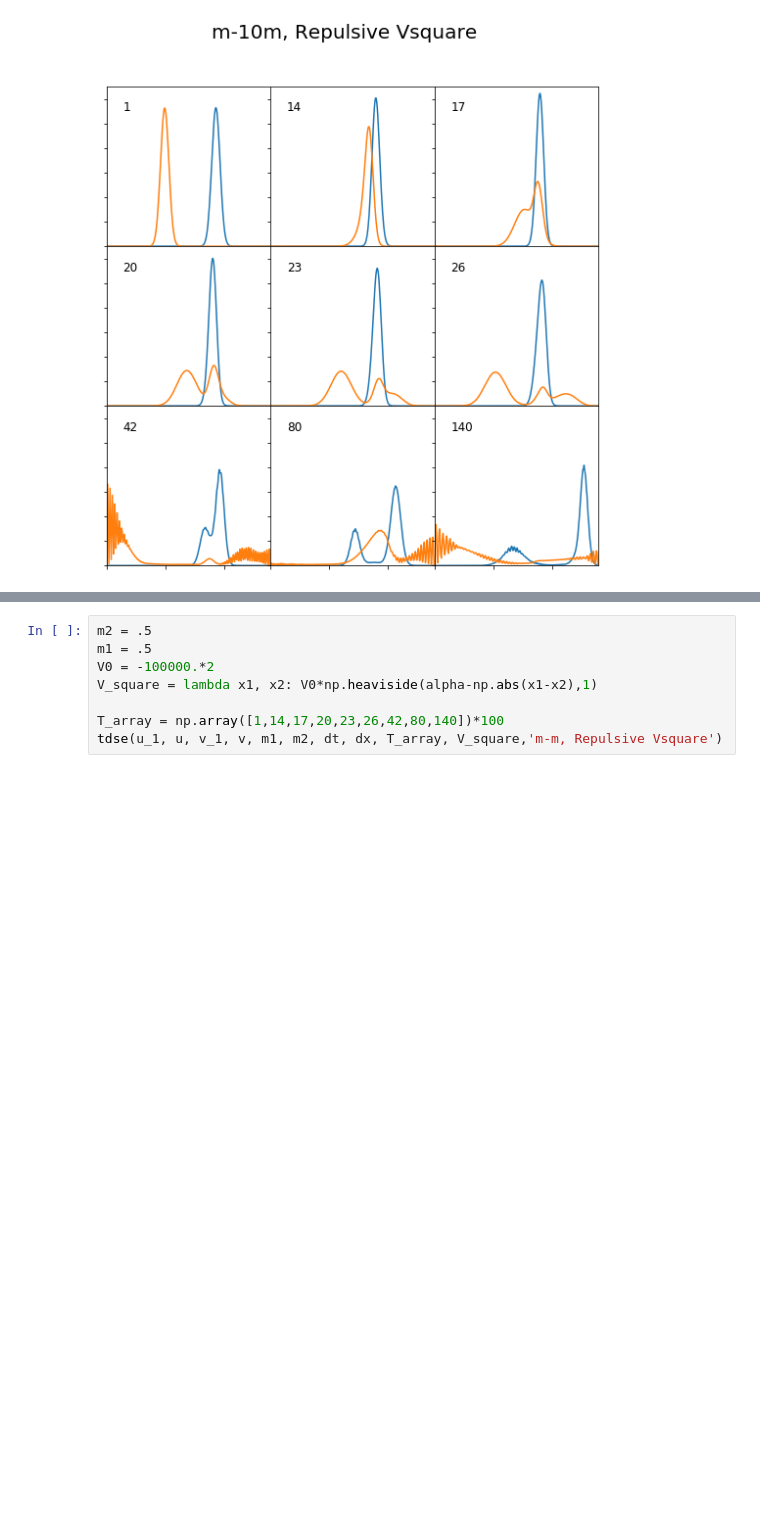
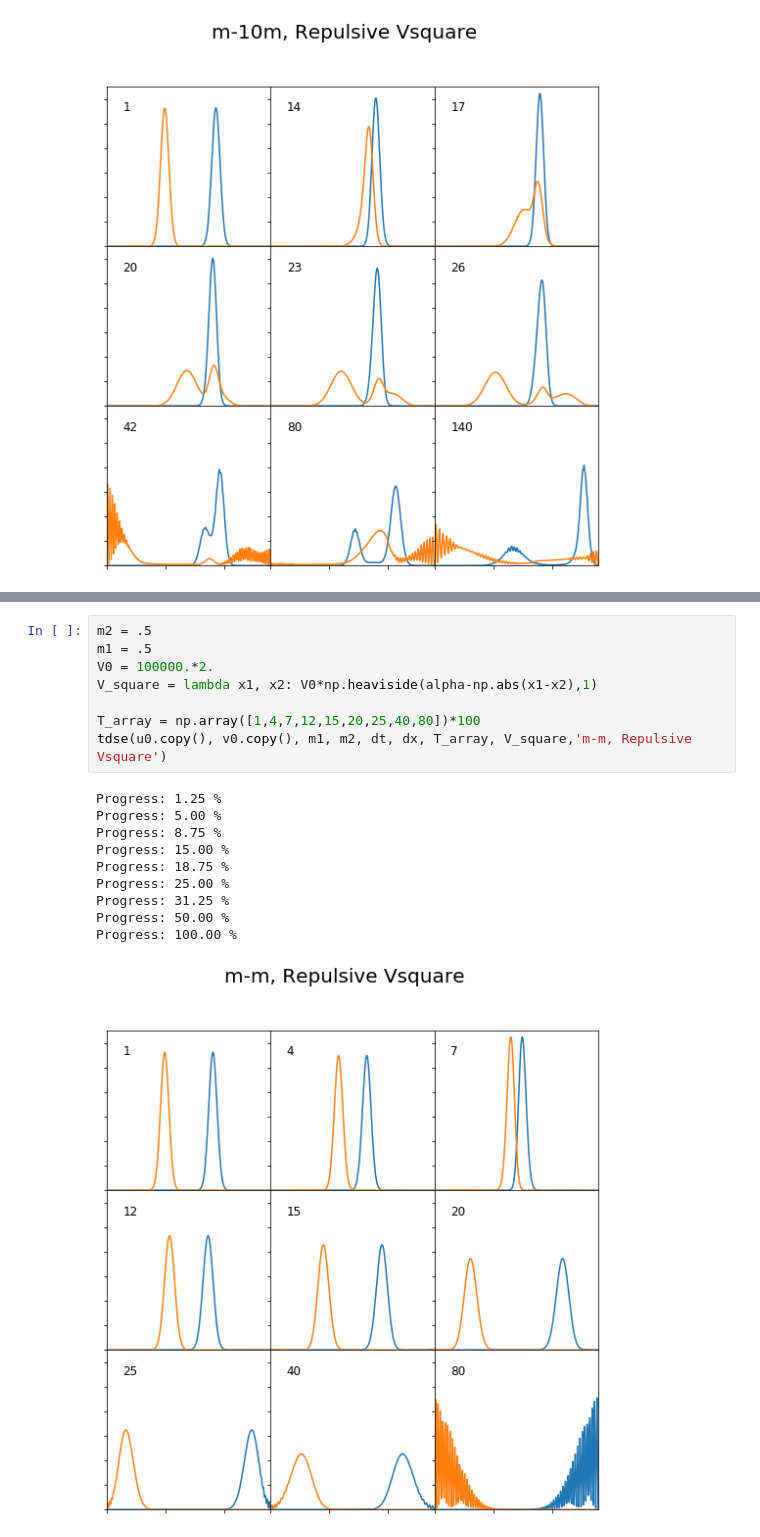
Before and after one commit to endersahin/phys250-final-project, a Jupyter notebook: tdse_first-try.ipynb, the cells around one changed output, grey strips where cells are left out. Cells and saved outputs as stored; diff of their text form; blank space fills up the shorter version.

```diff
--- a/tdse_first-try.ipynb
+++ b/tdse_first-try.ipynb
@@ -152,8 +152,19 @@ Progress: 100.00 %
 # %%
 m2 = .5
 m1 = .5
-V0 = -100000.*2
+V0 = 100000.*2.
 V_square = lambda x1, x2: V0*np.heaviside(alpha-np.abs(x1-x2),1)
 
-T_array = np.array([1,14,17,20,23,26,42,80,140])*100
-tdse(u_1, u, v_1, v, m1, m2, dt, dx, T_array, V_square,'m-m, Repulsive Vsquare')
+T_array = np.array([1,4,7,12,15,20,25,40,80])*100
+tdse(u0.copy(), v0.copy(), m1, m2, dt, dx, T_array, V_square,'m-m, Repulsive Vsquare')
+# %% [output]
+Progress: 1.25 %
+Progress: 5.00 %
+Progress: 8.75 %
+Progress: 15.00 %
+Progress: 18.75 %
+Progress: 25.00 %
+Progress: 31.25 %
+Progress: 50.00 %
+Progress: 100.00 %
+[figure, added]
```
Also changed, not shown: parts of 6 cells of this notebook.
